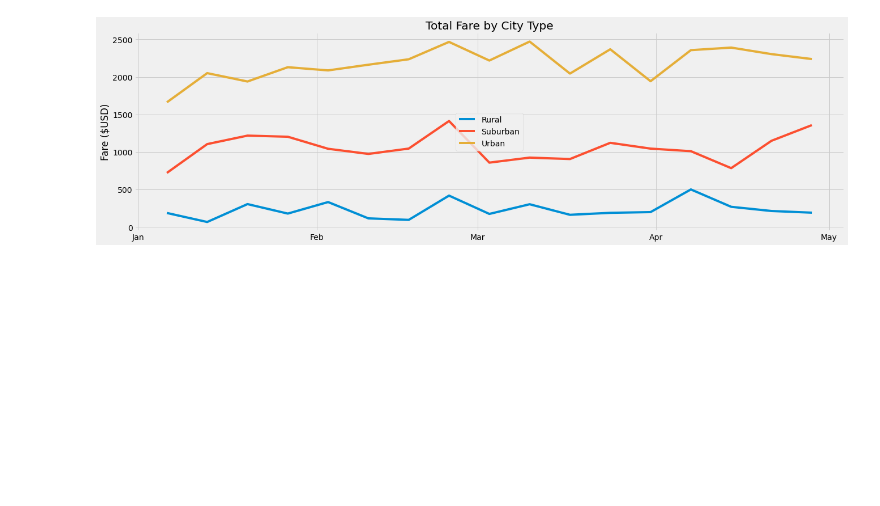
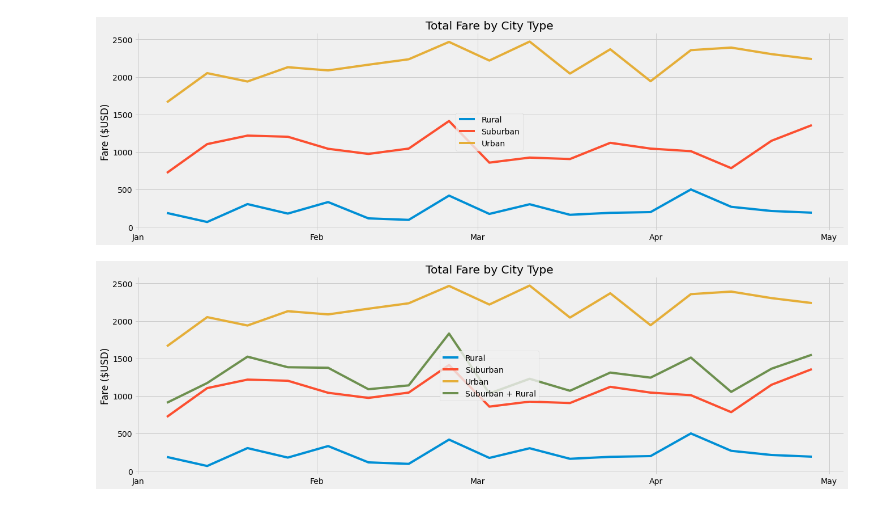
Before and after one commit to cmanwaring/PyBer_Analysis, a Jupyter notebook: PyBer_Challenge.ipynb, the cells around one changed output. Drawn from its saved outputs; the diff is of its cells as text; code cells hidden in the pictures; blank space fills up the shorter version.

Commit message:
Final upload. Includes revised chart.

```diff
--- a/PyBer_Challenge.ipynb
+++ b/PyBer_Challenge.ipynb
@@ -288,3 +297,44 @@ plt.savefig("analysis/PyBer_fare_summary.png")
 plt.show()
 # %% [output]
 [figure]
+# %%
+plt.style.use('fivethirtyeight')
+fig, ax = plt.subplots(figsize=(20, 6))
+
+# Add Title
+ax.set_title('Total Fare by City Type')
+
+# Add y-axis label
+ax.set_ylabel('Fare ($USD)')
+
+# Make ticks be on each month
+ax.xaxis.set_major_locator(mdates.MonthLocator())
+
+# Show months
+ax.xaxis.set_major_formatter(mdates.DateFormatter('%b'))
+
+# Create the plot with ax.plt()
+ax.plot(new_dates_weeks_df['Rural'].index, new_dates_weeks_df['Rural'], label="Rural")
+
+ax.plot(new_dates_weeks_df['Suburban'].index, new_dates_weeks_df['Suburban'], label="Suburban")
+
+ax.plot(new_dates_weeks_df['Urban'].index, new_dates_weeks_df['Urban'], label="Urban")
+
+ax.plot(new_dates_weeks_df['Urban'].index, new_dates_weeks_df['Suburban'] + new_dates_weeks_df['Rural'], label="Suburban + Rural")
+
+# Add a legend
+ax.legend(loc='center')
+
+# Import the style from Matplotlib.
+# (Added to first cell)
+
+# Use the graph style fivethirtyeight.
+plt.style.use('fivethirtyeight')
+
+# Save chart to analysis folder
+plt.savefig("analysis/PyBer_fare_summary_revised.png")
+
+# Show chart
+plt.show()
+# %% [output]
+[figure, added]
```
Also changed, not shown: parts of 1 cell of this notebook, 1 other file.
